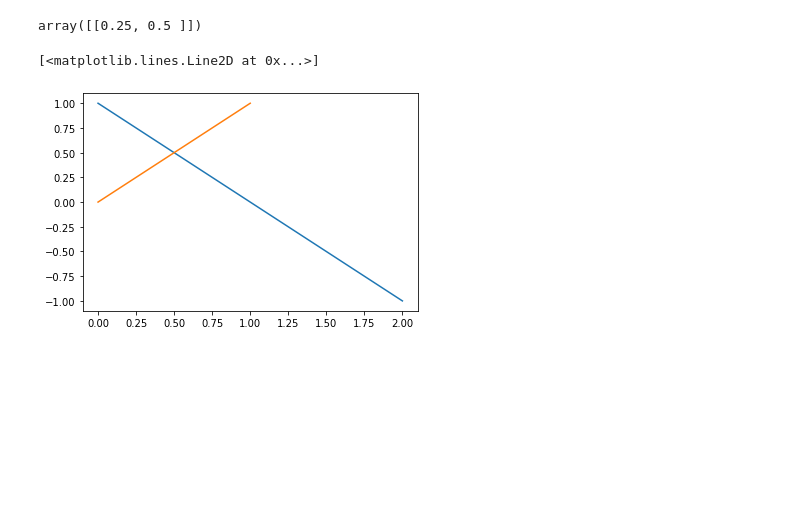
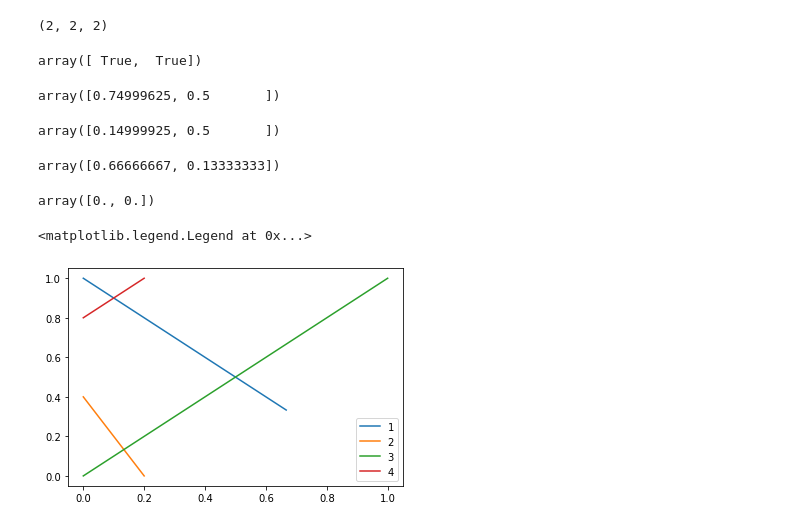
Before and after one commit to JaworWr/Dynamic-inverse-kinematics, a Jupyter notebook: Simulation.ipynb, the cells around one changed output. Drawn from its saved outputs; the diff is of its cells as text; code cells hidden in the pictures; blank space fills up the shorter version.

```diff
--- a/Simulation.ipynb
+++ b/Simulation.ipynb
@@ -22,17 +167,49 @@ def intersect(x1, d1, x2, d2):
 # %%
-x1 = np.array([[0, 1]])
-d1 = np.array([[2, -2]])
-x2 = np.array([[0, 0]])
-d2 = np.array([[1, 1]])
+x1 = np.array([[0, 1],
+               [0, 0.4]])
+d1 = np.array([[0.66667, -0.66667],
+               [0.2, -0.4]])
+x2 = np.array([[0, 0],
+               [0, 0.8]])
+d2 = np.array([[1, 1],
+               [0.2, 0.2]])
 # %%
-intersect(x1, d1, x2, d2)
+intersects = intersect(x1, d1, x2, d2)
+intersects.shape
 # %% [output]
-array([[0.25, 0.5 ]])
+(2, 2, 2)
+# %%
+does_intersect = np.any(~np.isnan(intersects), (1, 2))
+does_intersect
+# %% [output]
+array([ True,  True])
+# %%
+intersects[0, 0]
+# %% [output]
+array([0.74999625, 0.5       ])
+# %%
+intersects[0, 1]
+# %% [output]
+array([0.14999925, 0.5       ])
+# %%
+intersects[1, 0]
+# %% [output]
+array([0.66666667, 0.13333333])
+# %%
+intersects[1, 1]
+# %% [output]
+array([0., 0.])
 # %%
-l1 = np.vstack([x1, x1+d1])
-l2 = np.vstack([x2, x2+d2])
-plt.plot(l1[:, 0], l1[:, 1])
-plt.plot(l2[:, 0], l2[:, 1])
+l1 = np.vstack([x1[0, :], x1[0, :]+d1[0, :]])
+l2 = np.vstack([x1[1, :], x1[1, :]+d1[1, :]])
+l3 = np.vstack([x2[0, :], x2[0, :]+d2[0, :]])
+l4 = np.vstack([x2[1, :], x2[1, :]+d2[1, :]])
+
+plt.plot(l1[:, 0], l1[:, 1], label="1")
+plt.plot(l2[:, 0], l2[:, 1], label="2")
+plt.plot(l3[:, 0], l3[:, 1], label="3")
+plt.plot(l4[:, 0], l4[:, 1], label="4")
+plt.legend()
 # %% [output]
-[<matplotlib.lines.Line2D at 0x...>]
+<matplotlib.legend.Legend at 0x...>
-[figure, old version]
+[figure, new version]
```
Also changed, not shown: parts of 12 cells of this notebook.
